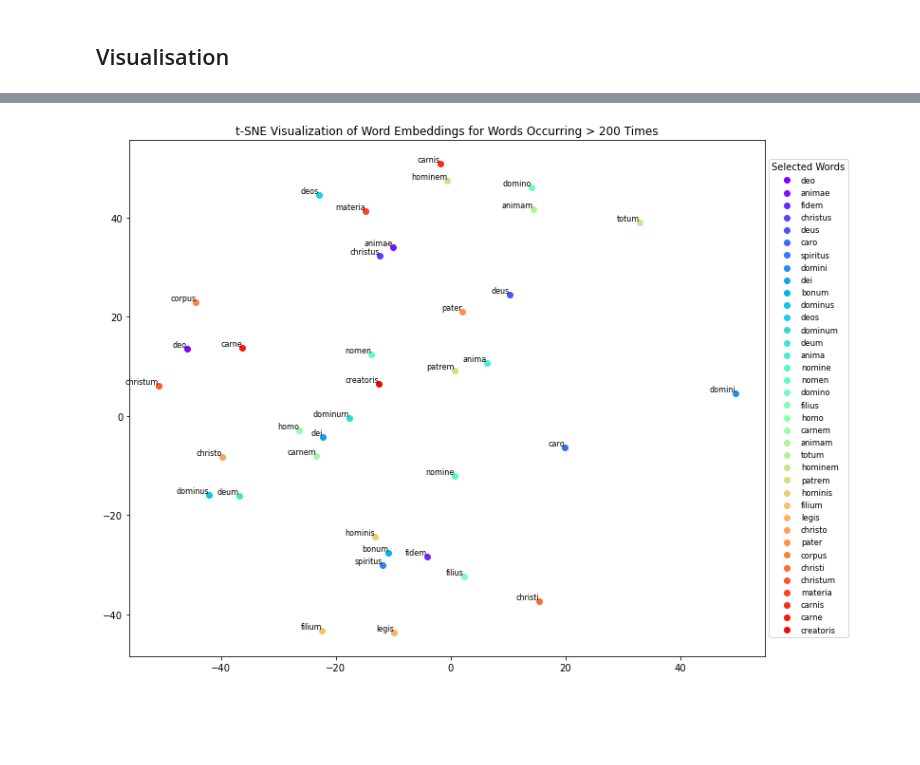
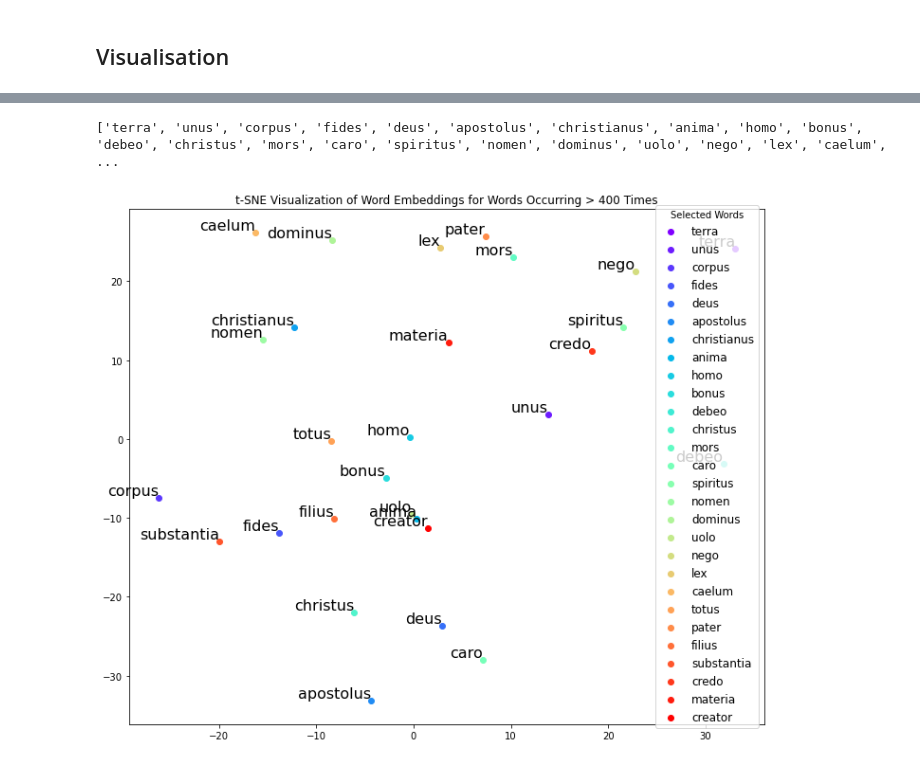
Before and after one commit to AntoineTSP/Advanced_ML, a Jupyter notebook: Embedding_Tertullien/Embedding.ipynb, the cells around one changed output, grey strips where cells are left out. Saved outputs shown, nothing was run; the diff lists cells and outputs as text; code cells hidden in the pictures; blank space fills up the shorter version.

Commit message:
Add visualisation and corpus text

```diff
--- a/Embedding_Tertullien/Embedding.ipynb
+++ b/Embedding_Tertullien/Embedding.ipynb
@@ -39,10 +32,15 @@ with open('Stopwords_latin.txt', 'r') as stop_words_file:
 # %%
 # Load your text data from the file
 paragraphs=[]
-with open('Corpus.txt', 'r', encoding='utf-8') as file:
+#Avant la lemmatisation
+# with open('Corpus.txt', 'r', encoding='utf-8') as file:
+#     paragraphs = [[paragraph.strip()] for paragraph in file.readlines()]
+# Ouvre le corpus ainsi généré par Lemmatiseur.ipynb
+with open('corpus_lemma.txt', 'r', encoding='utf-8') as file:
+    #En extrait son contenu ligne par ligne
     paragraphs = [[paragraph.strip()] for paragraph in file.readlines()]
 
-# Filter out empty paragraphs
+# Filtre les lignes qui seraient vides
 paragraphs = [paragraph[0] for paragraph in paragraphs if paragraph[0]]
 paragraphs = [[paragraph.strip()] for paragraph in paragraphs]
 # %%
@@ -165,11 +223,12 @@ Non-trainable params: 0 (0.00 Byte)
 _________________________________________________________________
 None
 # %%
-# --- compile and fit the model
-###### With the Sequential API
+#Loss = BCE | Optimizer = Adam | Optimisation selon l'accuracy
 model.compile(loss='binary_crossentropy', optimizer='adam', metrics=['accuracy'])
-model.fit(X_train, y_train, epochs=2, batch_size=64, validation_data=(X_test, y_test))
-#Save model
-model.save('test.h5')
-# model.fit(padded_sequences, labels, epochs=3, batch_size=64, validation_data=(X_test, y_test))
+#Fit le model
+#Epochs=5 signifie qu'il va parcourir 5 fois le jeu de données
+#Paramètre à ajuster selon tes besoins
+model.fit(X_train, y_train, epochs=5, batch_size=64, validation_data=(X_test, y_test))
+#Sauvegarde le model
+model.save('test_lemma.h5')
 # %% [output]
@@ -270,39 +394,42 @@ from sklearn.manifold import TSNE
 import numpy as np
 from sklearn.metrics import pairwise_distances
 
-minimum = 200
+#Plot les mots qui apparaissent au moins 400 fois
+#Paramètre à ajuster mais qui intervient que dans la visualisation
+minimum = 400
 
-# Assuming word_embeddings is your embedding matrix and labels is a list of corresponding labels
-# Replace these with your actual data
+#Je récupère ma matrice d'embedding
 word_embeddings = model.layers[0].get_weights()[0]  # Your word embeddings matrix
-# Your list of labels
+
 
 # Apply t-SNE to reduce dimensionality to 2D
 tsne = TSNE(n_components=2, random_state=42)
 embedded_words = tsne.fit_transform(word_embeddings)
 
 # Calculate pairwise distances between embedded words
 distances = pairwise_distances(embedded_words)
 
 # Plot the t-SNE visualization with labels for the top words
 plt.figure(figsize=(12, 10))
 
-# Get word frequencies and select words that occur more than 10 times
+# Ne garde les mots qui apparaissent au moins 400 fois
 selected_words = [word for word, count in tokenizer.word_counts.items() if count > minimum]
+print(selected_words)
 
 # Define a colormap for the selected words based on distances
 colors = plt.cm.rainbow(np.linspace(0, 1, len(selected_words)))
 
 for i, word in enumerate(selected_words):
     index = tokenizer.word_index.get(word)
     if index is not None:
         x, y = embedded_words[index, :]
         color = colors[i]
         plt.scatter(x, y, label=word, color=color)
-        plt.text(x, y, word, fontsize=8, ha='right', va='bottom', color='black')
+        plt.text(x, y, word, fontsize=16, ha='right', va='bottom', color='black')
 
 plt.title(f't-SNE Visualization of Word Embeddings for Words Occurring > {minimum} Times')
-plt.legend(title='Selected Words', loc='center left', bbox_to_anchor=(1, 0.5), fontsize='small')
+plt.legend(title='Selected Words', loc='center right', bbox_to_anchor=(1, 0.5), fontsize='large')
 plt.show()
 # %% [output]
+['terra', 'unus', 'corpus', 'fides', 'deus', 'apostolus', 'christianus', 'anima', 'homo', 'bonus', 'debeo', 'christus', 'mors', 'caro', 'spiritus', 'nomen', 'dominus', 'uolo', 'nego', 'lex', 'caelum', ...
-[figure, old version]
+[figure, new version]
```
Also changed, not shown: parts of 34 cells of this notebook, 1 other file.
